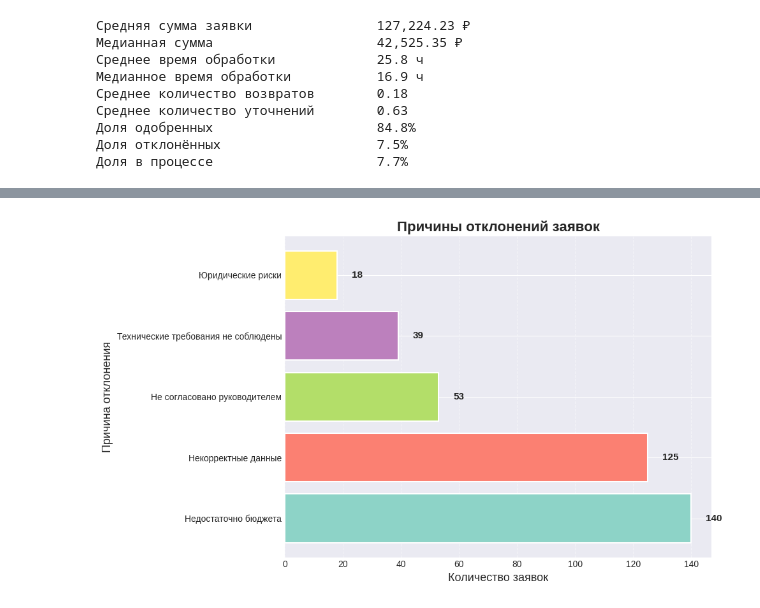
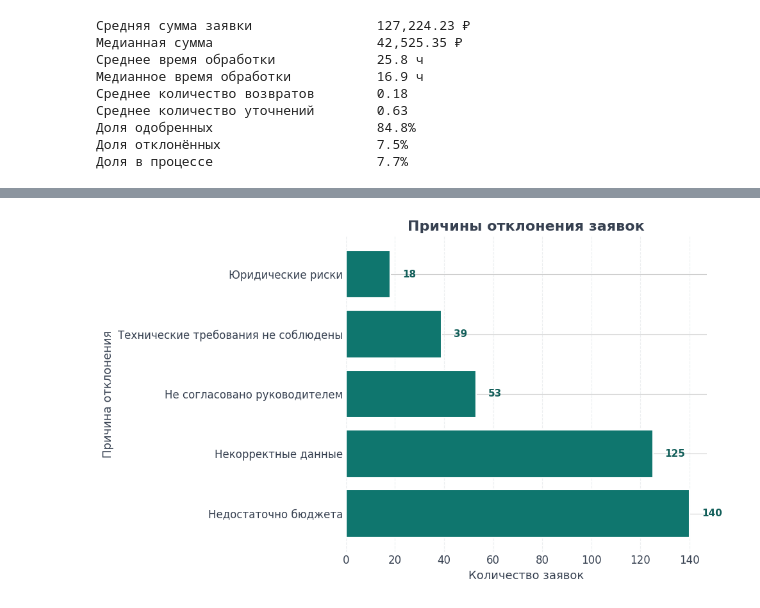
Before and after one commit to Maria27273/procurement-process-analysis, a Jupyter notebook: python/data_analysis.ipynb, the cells around one changed output, grey strips where cells are left out. Cells and saved outputs as stored; diff of their text form; code cells hidden in the pictures.

```diff
--- a/python/data_analysis.ipynb
+++ b/python/data_analysis.ipynb
@@ -6,9 +6,6 @@ import seaborn as sns
 from datetime import datetime
 # %%
 df= pd.read_csv('procurement_requests_5000.csv',parse_dates=['request_date'])
-# %%
-plt.style.use('seaborn-v0_8-darkgrid')
-sns.set_palette("viridis")
 # %%
 print(f'Всего заявок: {len(df):,}')
 print(f'Период: с {df["request_date"].min().date()} по {df["request_date"].max().date()}')
@@ -177,39 +286,77 @@ plt.show()
 # %%
 plt.figure(figsize=(10, 6))
-rejected_df = df[df['final_status'] == 'Отклонена']
 
-if len(rejected_df) > 0 and rejected_df['rejection_reason'].notna().any():
-    reason_counts = rejected_df['rejection_reason'].value_counts()
-    colors_reasons = plt.cm.Set3(np.linspace(0, 1, len(reason_counts)))
+rejected_df = df[
+    df['final_status'] == 'Отклонена'
+]
+
+if (
+    len(rejected_df) > 0
+    and rejected_df['rejection_reason'].notna().any()
+):
+
+    reason_counts = (
+        rejected_df['rejection_reason']
+        .value_counts()
+    )
+
     bars = plt.barh(
         reason_counts.index,
         reason_counts.values,
-        color=colors_reasons,
+        color='#0F766E',
         edgecolor='white',
         linewidth=1.5
     )
-    plt.title('Причины отклонений заявок', fontsize=16, fontweight='bold')
-    plt.xlabel('Количество заявок', fontsize=13)
-    plt.ylabel('Причина отклонения', fontsize=13)
-    plt.grid(axis='x', linestyle='--', alpha=0.5)
-    for bar, count in zip(bars, reason_counts.values):
+
+    plt.title(
+        'Причины отклонения заявок',
+        fontsize=16,
+        fontweight='bold'
+    )
+
+    plt.xlabel('Количество заявок')
+    plt.ylabel('Причина отклонения')
+
+    plt.grid(
+        axis='x',
+        linestyle='--',
+        alpha=0.4,
+        color='#D1D5DB'
+    )
+
+    for bar, count in zip(
+        bars,
+        reason_counts.values
+    ):
         plt.text(
             bar.get_width() + 5,
-            bar.get_y() + bar.get_height()/2,
+            bar.get_y() + bar.get_height() / 2,
             f'{count:,}',
             va='center',
             fontsize=11,
-            fontweight='bold'
+            fontweight='bold',
+            color='#115E59'
         )
+
 else:
-    plt.text(0.5, 0.5, 'Нет данных об отклонениях',
-             ha='center', va='center', fontsize=16, color='gray')
-    plt.title('Причины отклонений заявок', fontsize=16, fontweight='bold')
-    plt.xlabel('Количество заявок', fontsize=13)
-    plt.ylabel('Причина отклонения', fontsize=13)
-    plt.xlim(0, 1)
-    plt.ylim(0, 1)
+
+    plt.text(
+        0.5,
+        0.5,
+        'Нет данных об отклонениях',
+        ha='center',
+        va='center',
+        fontsize=16,
+        color='#374151'
+    )
+
+    plt.title(
+        'Причины отклонения заявок',
+        fontsize=16,
+        fontweight='bold'
+    )
+
 plt.tight_layout()
 plt.show()
 # %% [output]
-[figure, old version]
+[figure, new version]
```
Also changed, not shown: parts of 8 cells of this notebook.
